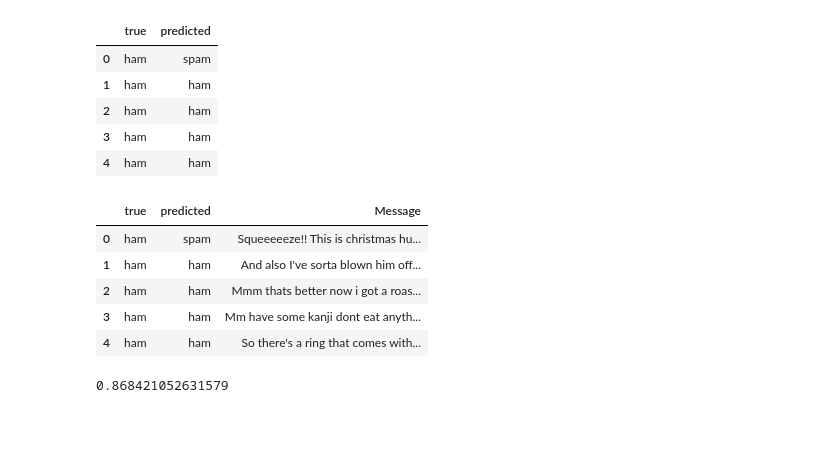
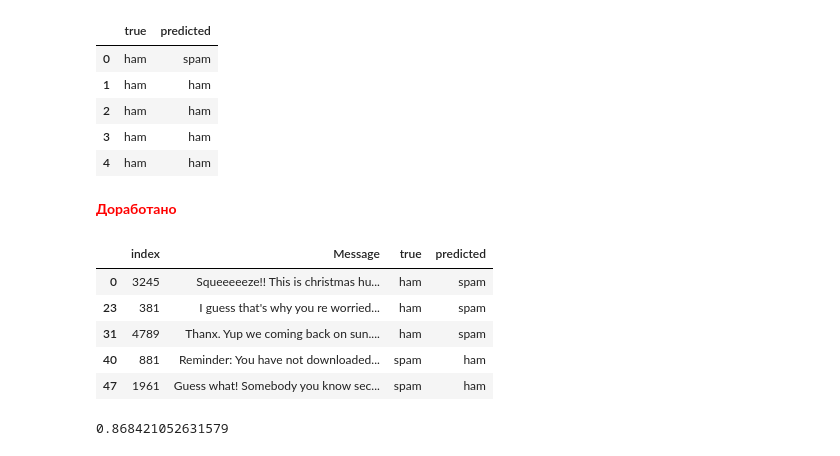
Before and after one commit to IllonnaVins/data-science-netology, a Jupyter notebook: Python для анализа данных/Статистика в Python/ДЗ8 Кейс-стади.ipynb, the cells around one changed output. Saved outputs shown, nothing was run; the diff lists cells and outputs as text; code cells hidden in the pictures; blank space fills up the shorter version.

```diff
--- a/Python для анализа данных/Статистика в Python/ДЗ8 Кейс-стади.ipynb
+++ b/Python для анализа данных/Статистика в Python/ДЗ8 Кейс-стади.ipynb
@@ -267,20 +282,20 @@ res.head()
 | 2 | ham | ham |
 | 3 | ham | ham |
 | 4 | ham | ham |
+# %% [markdown]
+<b style='color: red'>Доработано</b>
 # %%
-res.Message = pd.DataFrame(X_test.Message).reset_index().Message
+df_errors = pd.concat([pd.DataFrame(X_test.Message).reset_index(), res], axis=1)
 
 # Data Frame с различиями
-res[res.true != res.predicted].head()
-
-res.head()
+df_errors[df_errors.true != df_errors.predicted].head()
 # %% [output]
-|  | true | predicted | Message |
-| 0 | ham | spam | Squeeeeeze!! This is christmas hu... |
-| 1 | ham | ham | And also I've sorta blown him off... |
-| 2 | ham | ham | Mmm thats better now i got a roas... |
-| 3 | ham | ham | Mm have some kanji dont eat anyth... |
-| 4 | ham | ham | So there's a ring that comes with... |
+|  | index | Message | true | predicted |
+| 0 | 3245 | Squeeeeeze!! This is christmas hu... | ham | spam |
+| 23 | 381 | I guess that's why you re worried... | ham | spam |
+| 31 | 4789 | Thanx. Yup we coming back on sun.... | ham | spam |
+| 40 | 881 | Reminder: You have not downloaded... | spam | ham |
+| 47 | 1961 | Guess what! Somebody you know sec... | spam | ham |
 # %%
 accuracy_score(y_test, lda.predict(X_test[['vector']]))
 # %% [output]
```
Also changed, not shown: parts of 8 cells of this notebook.
